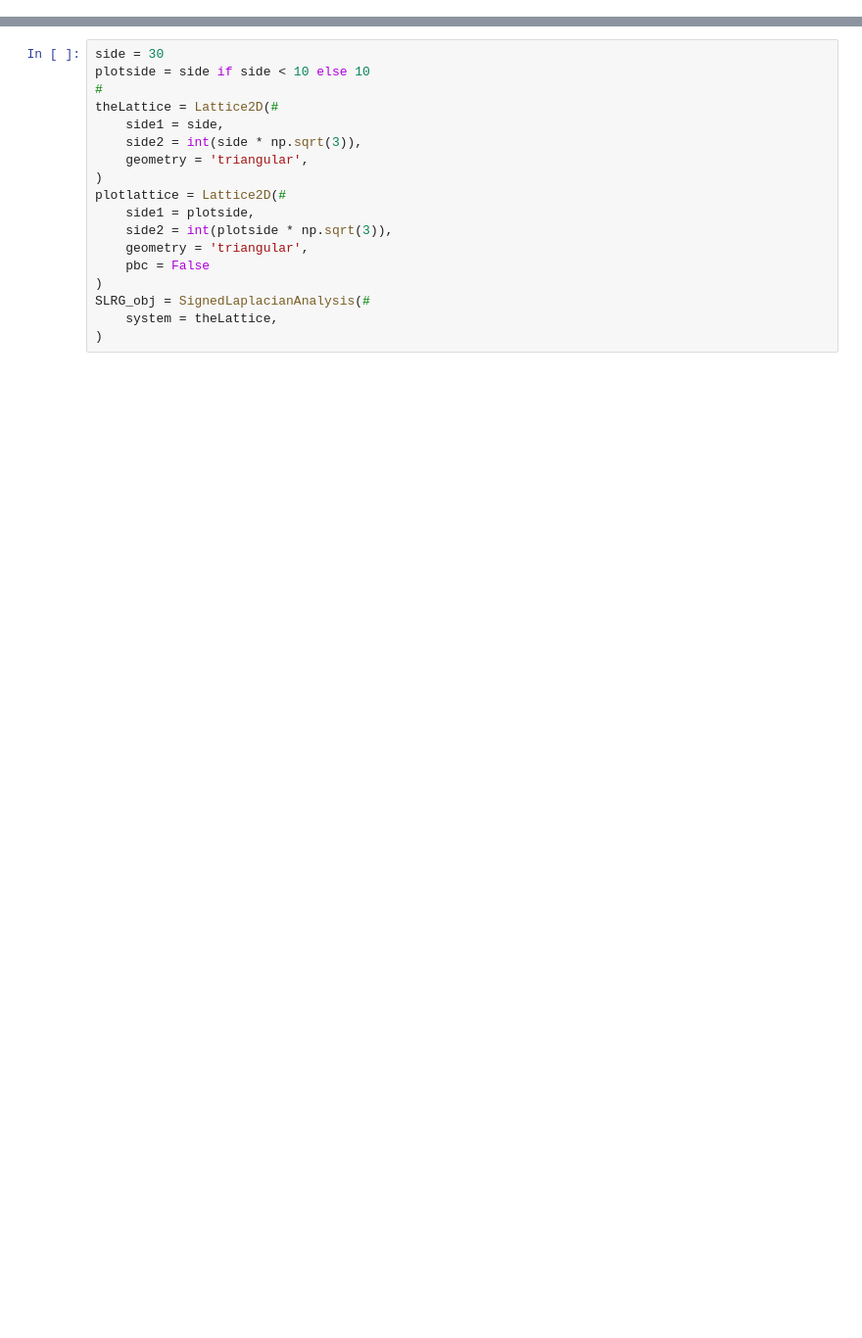
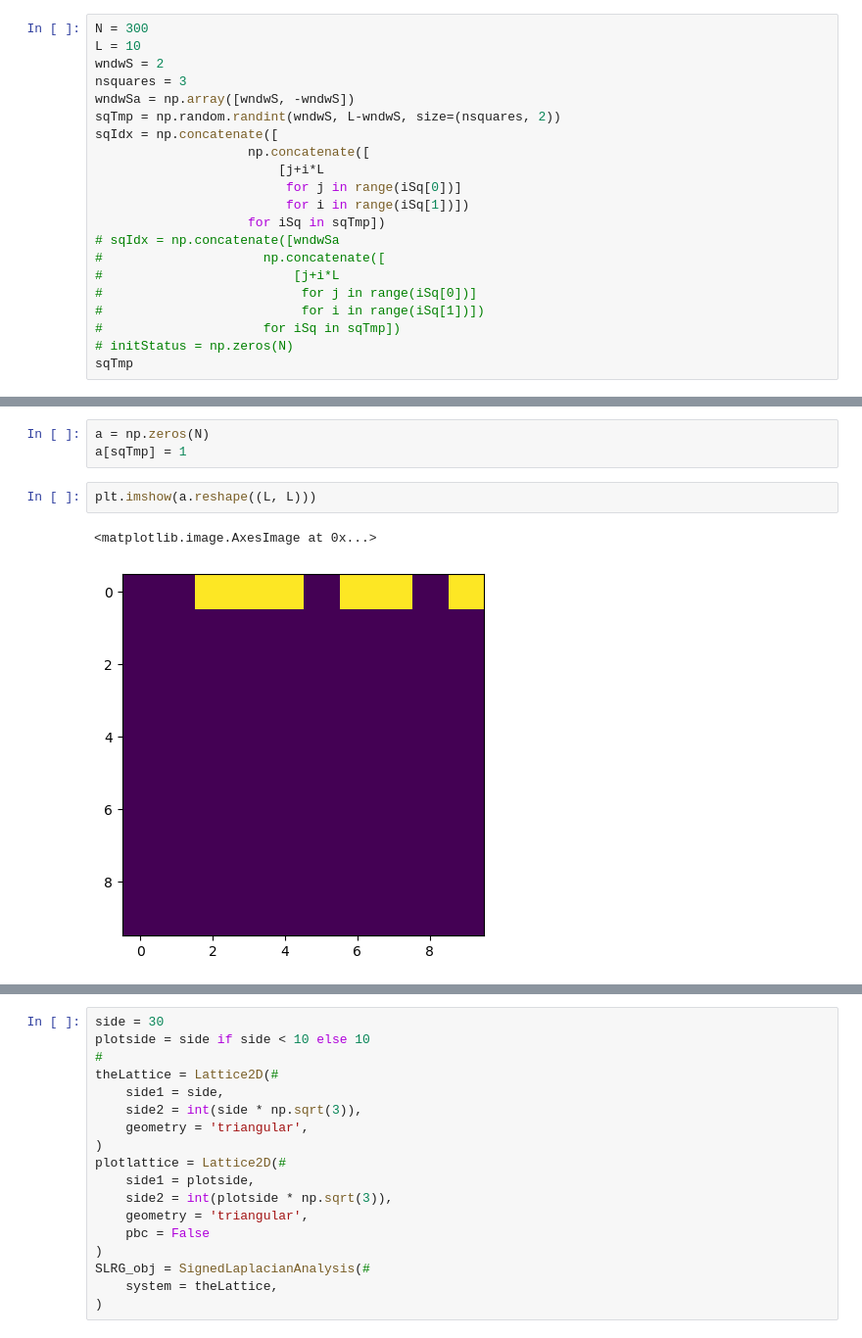
Before and after one commit to giulioiannelli/lrgsglib-public, a Jupyter notebook: notebooks/lattice2d_slaplacianDynamics.ipynb, the cells around one changed output, grey strips where cells are left out. Shown at 98% size. Saved outputs shown, nothing was run; the diff lists cells and outputs as text; blank space fills up the shorter version.

```diff
--- a/notebooks/lattice2d_slaplacianDynamics.ipynb
+++ b/notebooks/lattice2d_slaplacianDynamics.ipynb
@@ -12,0 +76,21 @@ cwd: /home/opisthofulax/PhD/projects/complex-networks/LRG-Signed
+# %%
+N = 300
+L = 10
+wndwS = 2
+nsquares = 3
+wndwSa = np.array([wndwS, -wndwS])
+sqTmp = np.random.randint(wndwS, L-wndwS, size=(nsquares, 2))
+sqIdx = np.concatenate([
+                    np.concatenate([
+                        [j+i*L
+                         for j in range(iSq[0])]
+                         for i in range(iSq[1])])
+                    for iSq in sqTmp])
+# sqIdx = np.concatenate([wndwSa
+#                     np.concatenate([
+#                         [j+i*L
+#                          for j in range(iSq[0])]
+#                          for i in range(iSq[1])])
+#                     for iSq in sqTmp])
+# initStatus = np.zeros(N)
+sqTmp
@@ -12,0 +139,8 @@ cwd: /home/opisthofulax/PhD/projects/complex-networks/LRG-Signed
+# %%
+a = np.zeros(N)
+a[sqTmp] = 1
+# %%
+plt.imshow(a.reshape((L, L)))
+# %% [output]
+<matplotlib.image.AxesImage at 0x...>
+[figure, added]
```
Also changed, not shown: parts of 43 cells of this notebook, 3 other files.
